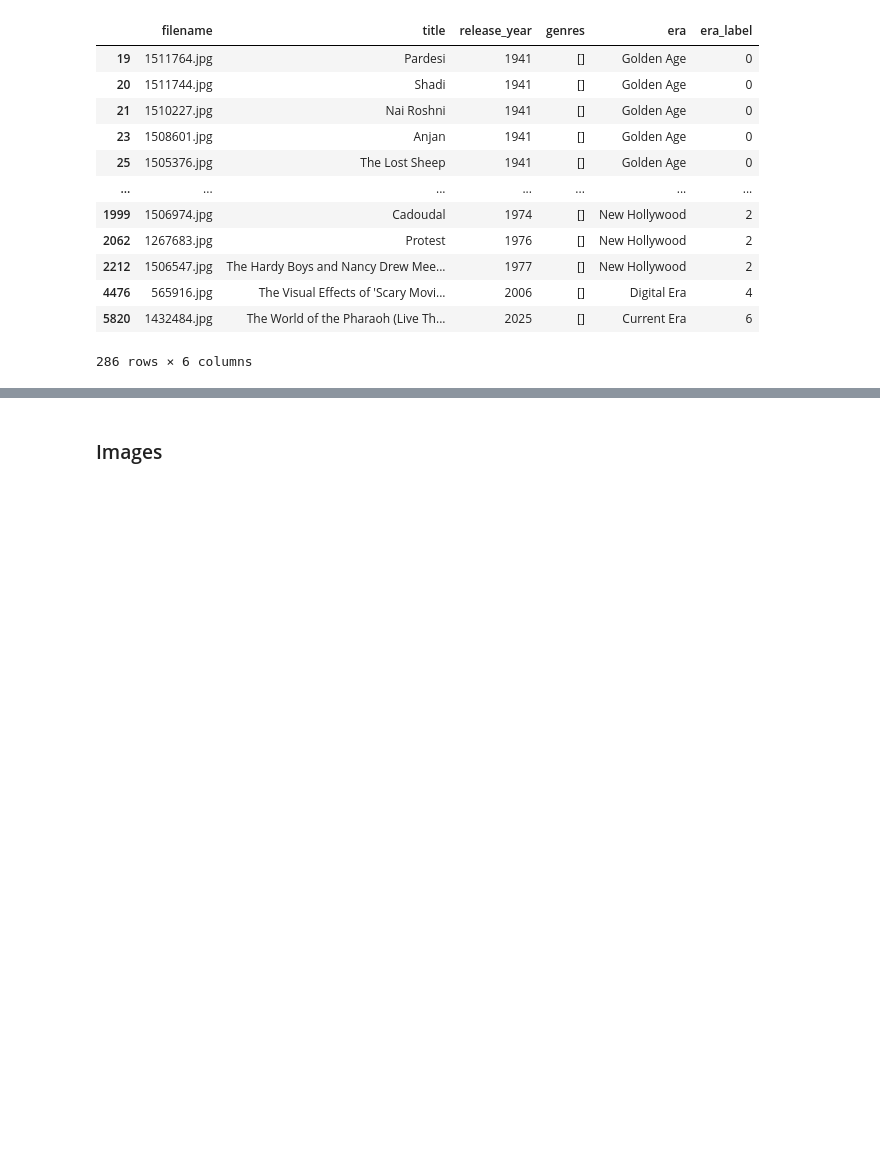
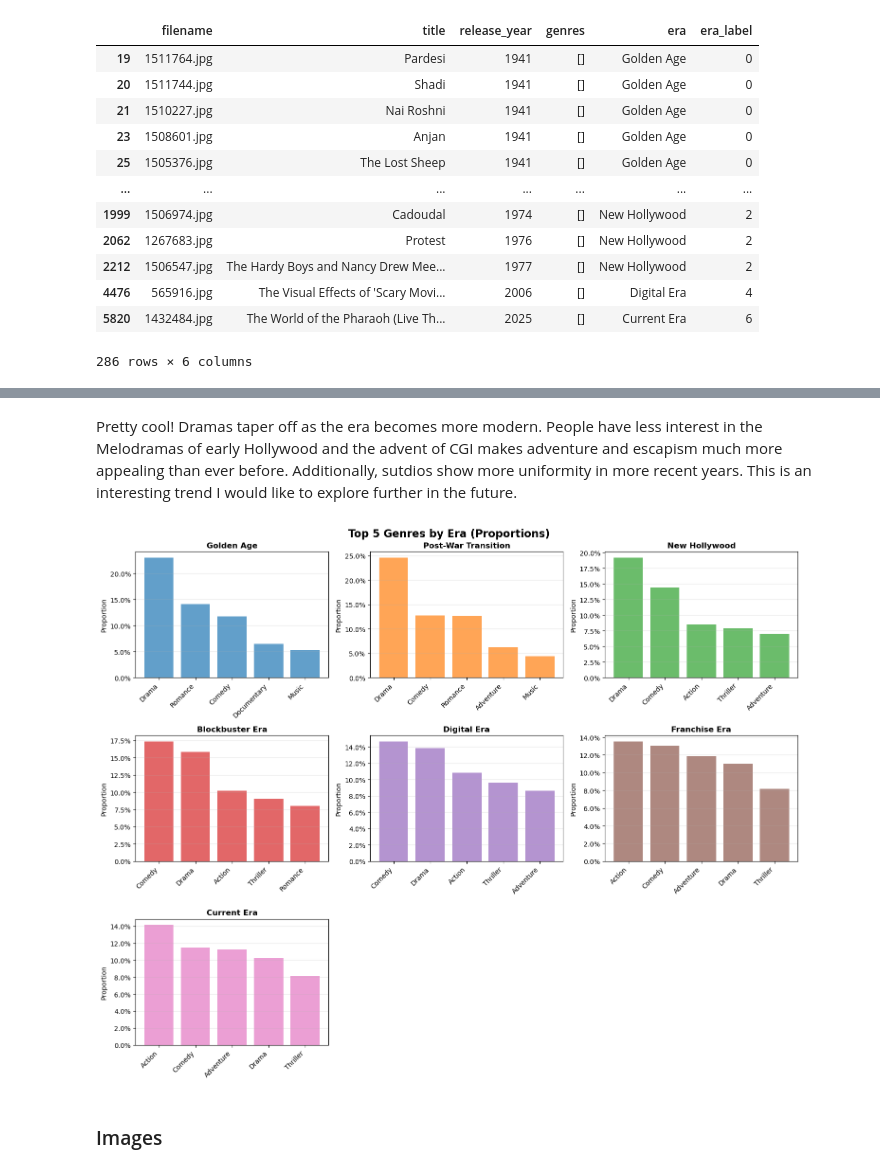
Before and after one commit to Anubis-vc/movie-era-classification, a Jupyter notebook: main.ipynb, the cells around one changed output, grey strips where cells are left out. Cells and saved outputs as stored; diff of their text form; code cells hidden in the pictures; blank space fills up the shorter version.

```diff
--- a/main.ipynb
+++ b/main.ipynb
@@ -369,0 +376,7 @@ genre_final
+# %%
+# find counts of all genres
+all_genres = [genre for sublist in genre_final['genre_labels'] for genre in sublist]
+genre_counts = Counter(all_genres)
+genre_counts = pd.DataFrame(genre_counts.items(), columns=['genres', 'count'])
+genre_counts.sort_values(by='count', inplace=True, ascending=False)
+print(genre_counts)
@@ -370,2 +450,40 @@ genre_final
+# %% [markdown]
+Pretty cool! Dramas taper off as the era becomes more modern. People have less interest in the Melodramas of early Hollywood and the advent of CGI makes adventure and escapism much more appealing than ever before. Additionally, sutdios show more uniformity in more recent years. This is an interesting trend I would like to explore further in the future.
+# %%
+'''
+Cell plots top genres for each era side by side in 3 rows
+'''
+era_top_genres = {}
+for era, props in era_proportions.items():
+    top_genres = sorted(props.items(), key=lambda x: x[1], reverse=True)[:5]
+    era_top_genres[era] = top_genres
+
+num_eras = len(era_top_genres)
+fig, axes = plt.subplots(3, 3, figsize=(15, 12))
+axes = axes.flatten()
+
+colors = plt.cm.tab10(range(num_eras))
+
+for i, (era, top_genres) in enumerate(era_top_genres.items()):
+    genres = [genre for genre, _ in top_genres]
+    proportions = [prop for _, prop in top_genres]
+
+    axes[i].bar(range(len(genres)), proportions, color=colors[i], alpha=0.7)
+    axes[i].set_title(f'{era}', fontweight='bold')
+    axes[i].set_xticks(range(len(genres)))
+    axes[i].set_xticklabels(genres, rotation=45, ha='right')
+    axes[i].set_ylabel('Proportion')
+    axes[i].yaxis.set_major_formatter(plt.FuncFormatter(lambda y, _: '{:.1%}'.format(y)))
+    axes[i].grid(axis='y', alpha=0.3)
+
+# Hide any unused subplots
+for j in range(num_eras, len(axes)):
+    axes[j].set_visible(False)
+
+plt.suptitle('Top 5 Genres by Era (Proportions)', fontsize=16, fontweight='bold')
+plt.tight_layout()
+plt.show()
+# %% [output]
+[figure, added]
 # %% [markdown]
 <h3>Images</h3>
```
Also changed, not shown: parts of 10 cells of this notebook.
